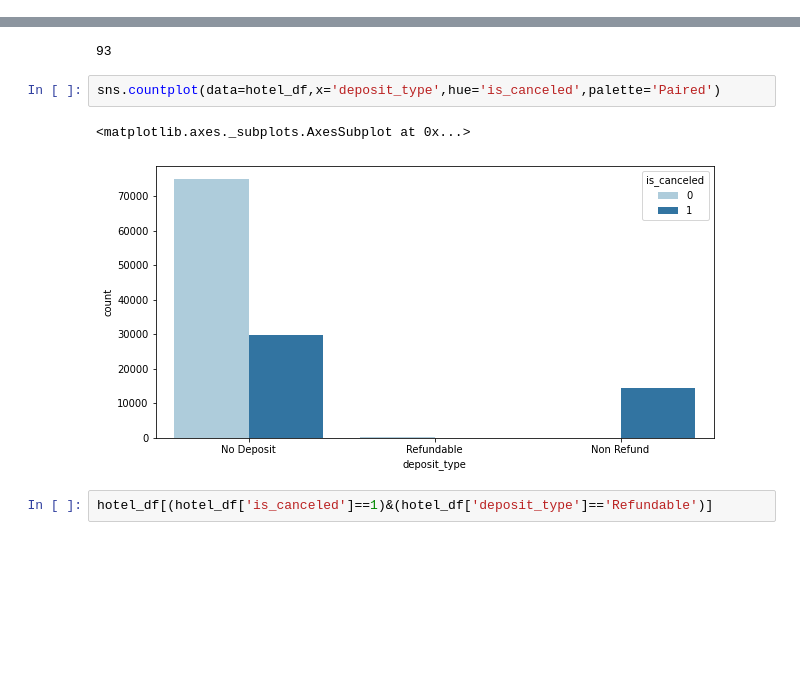
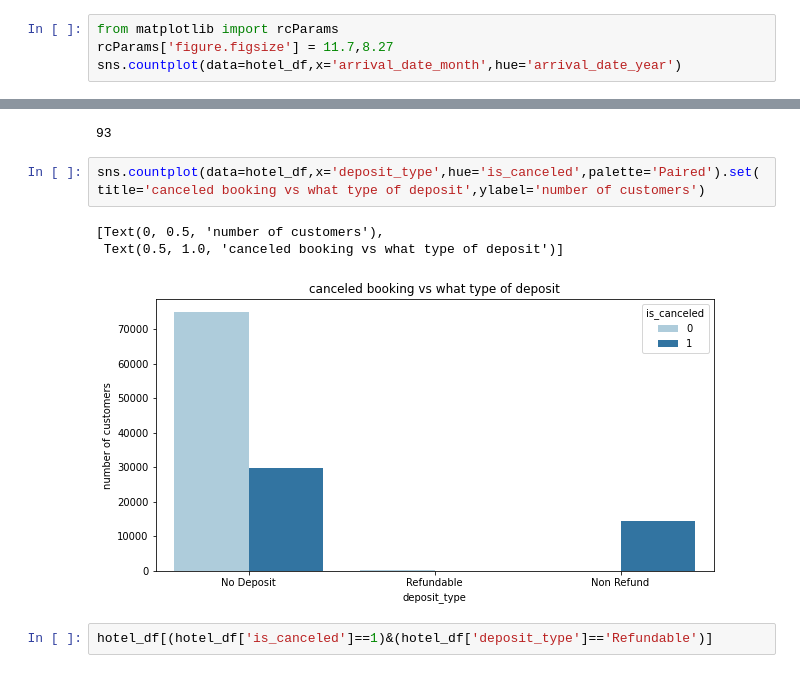
Before and after one commit to dkd99/hotel-booking-analysis, a Jupyter notebook: Hotel_Booking_Analysis_Capstone_Project.ipynb, the cells around one changed output, grey strips where cells are left out. Saved outputs shown, nothing was run; the diff lists cells and outputs as text; blank space fills up the shorter version.

```diff
--- a/Hotel_Booking_Analysis_Capstone_Project.ipynb
+++ b/Hotel_Booking_Analysis_Capstone_Project.ipynb
@@ -432,3 +639,7 @@ hotel_df[['arrival_date_month','adr']].groupby('arrival_date_month').aggregate({
 # %% [output]
 <matplotlib.axes._subplots.AxesSubplot at 0x...>
 [figure]
+# %%
+from matplotlib import rcParams
+rcParams['figure.figsize'] = 11.7,8.27
+sns.countplot(data=hotel_df,x='arrival_date_month',hue='arrival_date_year')
@@ -599,10 +813,11 @@ len(hotel_df[(hotel_df['is_canceled']==0)&(hotel_df['deposit_type']=='Non Refund
 # %% [output]
 93
 # %%
-sns.countplot(data=hotel_df,x='deposit_type',hue='is_canceled',palette='Paired')
+sns.countplot(data=hotel_df,x='deposit_type',hue='is_canceled',palette='Paired').set(title='canceled booking vs what type of deposit',ylabel='number of customers')
 # %% [output]
-<matplotlib.axes._subplots.AxesSubplot at 0x...>
+[Text(0, 0.5, 'number of customers'),
+ Text(0.5, 1.0, 'canceled booking vs what type of deposit')]
-[figure, old version]
+[figure, new version]
 # %%
 hotel_df[(hotel_df['is_canceled']==1)&(hotel_df['deposit_type']=='Refundable')]
 # %% [output]
```
Also changed, not shown: parts of 54 cells of this notebook.
